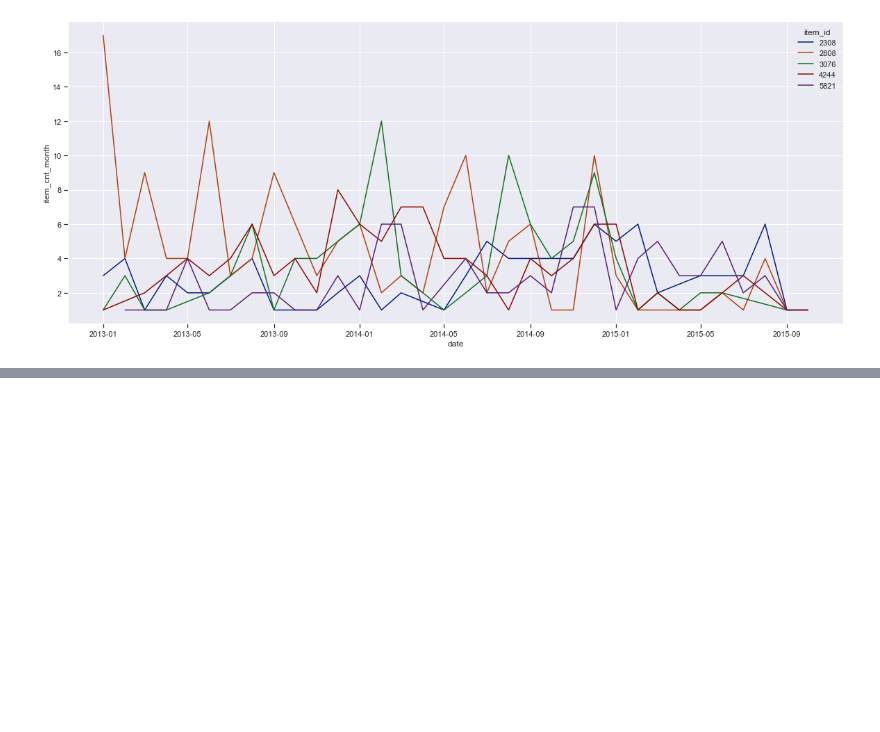
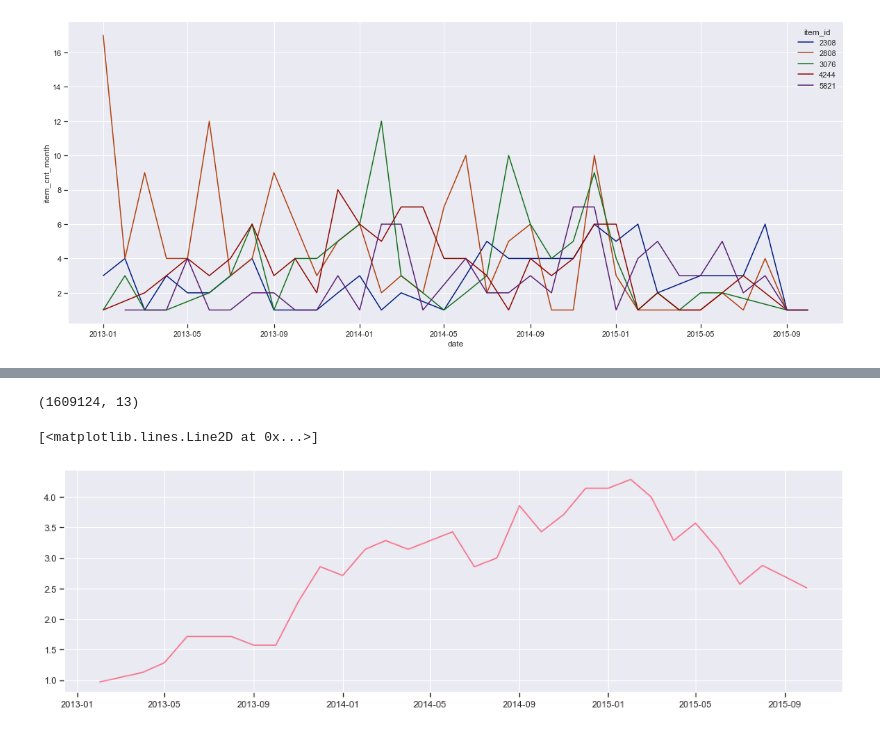
Before and after one commit to the-chiefdom/Predict_Future_Sales, a Jupyter notebook: Explore_Data_Analysis.ipynb, the cells around one changed output, grey strips where cells are left out. Saved outputs shown, nothing was run; the diff lists cells and outputs as text; code cells hidden in the pictures; blank space fills up the shorter version.

```diff
--- a/Explore_Data_Analysis.ipynb
+++ b/Explore_Data_Analysis.ipynb
@@ -122,0 +193,44 @@ plt.show()
+# %%
+train = train.reset_index(drop=True)
+# %%
+train.index = train['date_full']
+# train.drop(columns=['date_full'], inplace=True)
+# %%
+train.shape
+# %% [output]
+(1609124, 13)
+# %%
+resample = train.groupby(['shop_id', 'item_id', 'year'])['item_cnt_month'].mean().reset_index().rename(columns={'item_cnt_month':'year_mean'})
+
+train = pd.merge(train.reset_index(drop=True), resample, how='left', on=['shop_id', 'item_id', 'year'])
+train.index = train['date_full']
+train.drop(columns=['date_full'], inplace=True)
+# %%
+shoplist = train['shop_id'].unique()
+itemlist = train['item_id'].unique()
+trend_data = pd.DataFrame(columns=['date_full', 'trend', 'shop_id', 'item_id'])
+
+for shop in shoplist:
+    for item in itemlist:
+        var = train[(train['shop_id']==shop) & (train['item_id']==item)]['item_cnt_month']
+        try:
+            periods = int(len(var)/4) if len(var) > 3 else 1
+
+            decomposition = sm.tsa.seasonal_decompose(var,
+                                                      model='additive',
+                                                      extrapolate_trend='freq',
+                                                      period=periods)
+            temp = pd.DataFrame(decomposition.trend).reset_index()
+            temp['shop_id'] = shop
+            temp['item_id'] = item
+            trend_data = trend_data.append(temp,
+                                      ignore_index=True)
+        except:
+            continue
+# %%
+plt.figure(figsize=(17,5))
+tp = trend_data.set_index('date_full')
+plt.plot(tp[(tp['shop_id']==2) & (tp['item_id']==5821)]['trend'])
+# %% [output]
+[<matplotlib.lines.Line2D at 0x...>]
+[figure, added]
```
Also changed, not shown: parts of 14 cells of this notebook, 7 other files.
